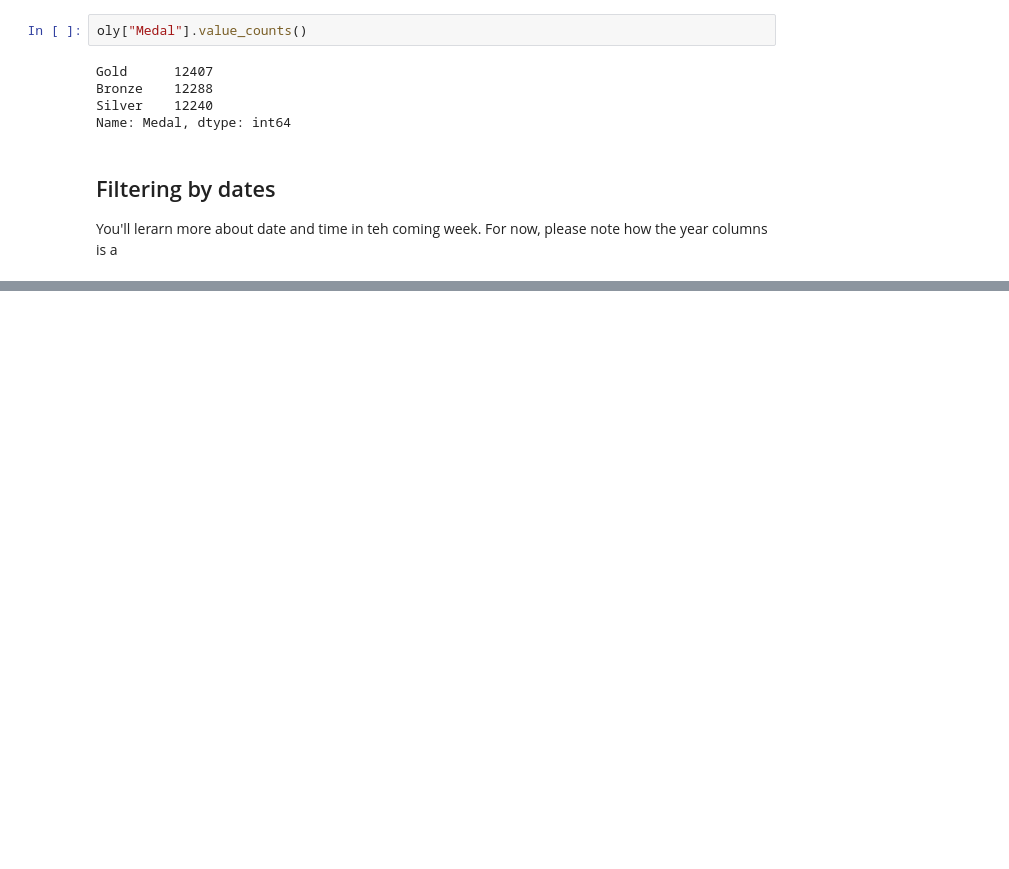
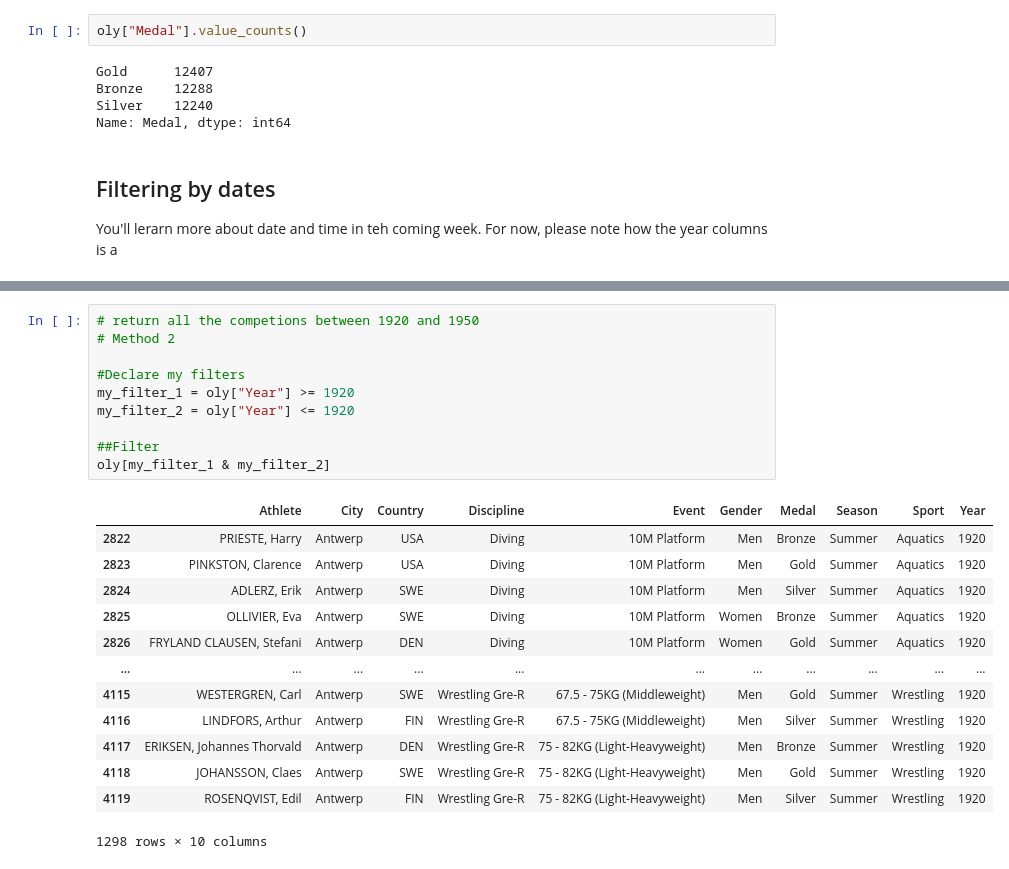
Before and after one commit to persistence-of-time/wk7-basic-analysis, a Jupyter notebook: wk7-8-basic-analysis.ipynb, the cells around one changed output, grey strips where cells are left out. Cells and saved outputs as stored; diff of their text form; blank space fills up the shorter version.

```diff
--- a/wk7-8-basic-analysis.ipynb
+++ b/wk7-8-basic-analysis.ipynb
@@ -294,0 +326,24 @@ You'll lerarn more about date and time in teh coming week. For now, please note
+# %%
+# return all the competions between 1920 and 1950
+# Method 2
+
+#Declare my filters
+my_filter_1 = oly["Year"] >= 1920
+my_filter_2 = oly["Year"] <= 1920
+
+##Filter
+oly[my_filter_1 & my_filter_2]
+# %% [output]
+|  | Athlete | City | Country | Discipline | Event | Gender | Medal | Season | Sport | Year |
+| 2822 | PRIESTE, Harry | Antwerp | USA | Diving | 10M Platform | Men | Bronze | Summer | Aquatics | 1920 |
+| 2823 | PINKSTON, Clarence | Antwerp | USA | Diving | 10M Platform | Men | Gold | Summer | Aquatics | 1920 |
+| 2824 | ADLERZ, Erik | Antwerp | SWE | Diving | 10M Platform | Men | Silver | Summer | Aquatics | 1920 |
+| 2825 | OLLIVIER, Eva | Antwerp | SWE | Diving | 10M Platform | Women | Bronze | Summer | Aquatics | 1920 |
+| 2826 | FRYLAND CLAUSEN, Stefani | Antwerp | DEN | Diving | 10M Platform | Women | Gold | Summer | Aquatics | 1920 |
+| ... | ... | ... | ... | ... | ... | ... | ... | ... | ... | ... |
+| 4115 | WESTERGREN, Carl | Antwerp | SWE | Wrestling Gre-R | 67.5 - 75KG (Middleweight) | Men | Gold | Summer | Wrestling | 1920 |
+| 4116 | LINDFORS, Arthur | Antwerp | FIN | Wrestling Gre-R | 67.5 - 75KG (Middleweight) | Men | Silver | Summer | Wrestling | 1920 |
+| 4117 | ERIKSEN, Johannes Thorvald | Antwerp | DEN | Wrestling Gre-R | 75 - 82KG (Light-Heavyweight) | Men | Bronze | Summer | Wrestling | 1920 |
+| 4118 | JOHANSSON, Claes | Antwerp | SWE | Wrestling Gre-R | 75 - 82KG (Light-Heavyweight) | Men | Gold | Summer | Wrestling | 1920 |
+| 4119 | ROSENQVIST, Edil | Antwerp | FIN | Wrestling Gre-R | 75 - 82KG (Light-Heavyweight) | Men | Silver | Summer | Wrestling | 1920 |
+1298 rows × 10 columns
```
Also changed, not shown: parts of 25 cells of this notebook.
